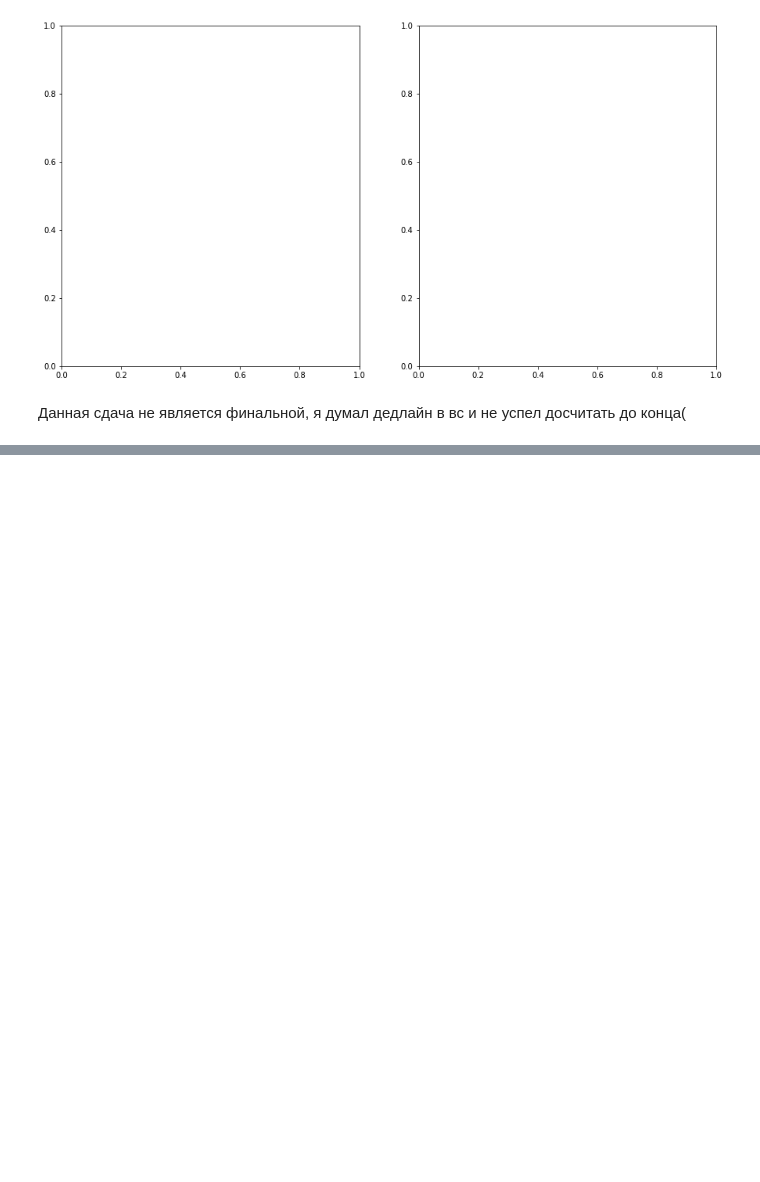
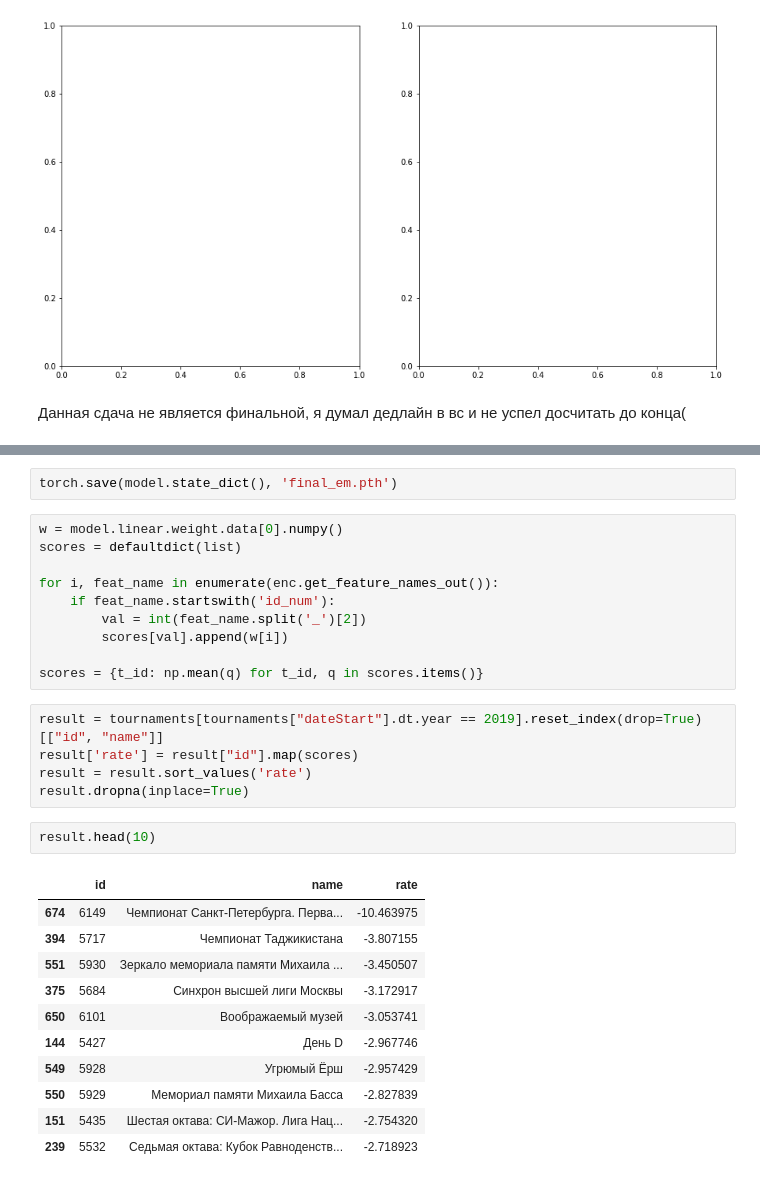
Before and after one commit to Volodimirich/Advance_ML, a Jupyter notebook: task2/Shaposhnikov_Vladimir.ipynb, the cells around one changed output, grey strips where cells are left out. Cells and saved outputs as stored; diff of their text form; blank space fills up the shorter version.

```diff
--- a/task2/Shaposhnikov_Vladimir.ipynb
+++ b/task2/Shaposhnikov_Vladimir.ipynb
@@ -410,0 +428,31 @@ KeyboardInterrupt:
+# %%
+torch.save(model.state_dict(), 'final_em.pth')
+# %%
+w = model.linear.weight.data[0].numpy()
+scores = defaultdict(list)
+
+for i, feat_name in enumerate(enc.get_feature_names_out()):
+    if feat_name.startswith('id_num'):
+        val = int(feat_name.split('_')[2])
+        scores[val].append(w[i])
+
+scores = {t_id: np.mean(q) for t_id, q in scores.items()}
+# %%
+result = tournaments[tournaments["dateStart"].dt.year == 2019].reset_index(drop=True)[["id", "name"]]
+result['rate'] = result["id"].map(scores)
+result = result.sort_values('rate')
+result.dropna(inplace=True)
+# %%
+result.head(10)
+# %% [output]
+|  | id | name | rate |
+| 674 | 6149 | Чемпионат Санкт-Петербурга. Перва... | -10.463975 |
+| 394 | 5717 | Чемпионат Таджикистана | -3.807155 |
+| 551 | 5930 | Зеркало мемориала памяти Михаила ... | -3.450507 |
+| 375 | 5684 | Синхрон высшей лиги Москвы | -3.172917 |
+| 650 | 6101 | Воображаемый музей | -3.053741 |
+| 144 | 5427 | День D | -2.967746 |
+| 549 | 5928 | Угрюмый Ёрш | -2.957429 |
+| 550 | 5929 | Мемориал памяти Михаила Басса | -2.827839 |
+| 151 | 5435 | Шестая октава: СИ-Мажор. Лига Нац... | -2.754320 |
+| 239 | 5532 | Седьмая октава: Кубок Равноденств... | -2.718923 |
```
Also changed, not shown: parts of 14 cells of this notebook, 2 other files.
